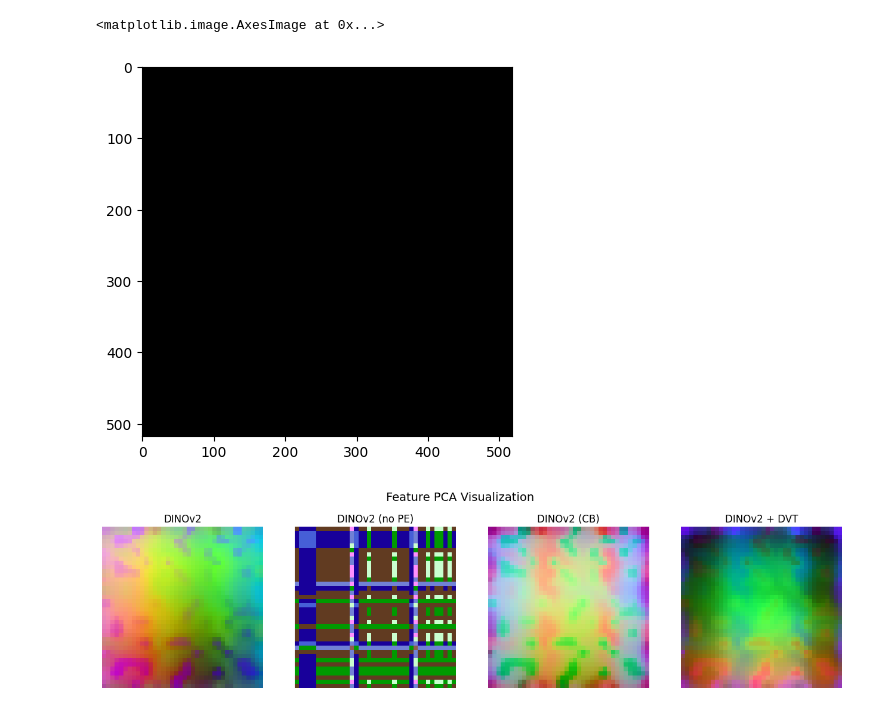
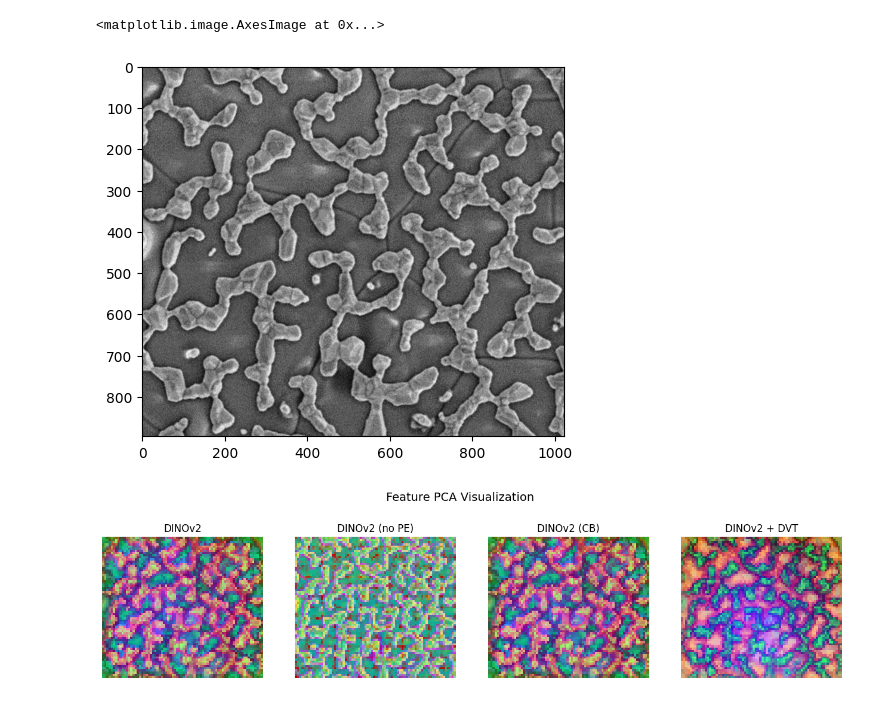
Before and after one commit to tldr-group/dino-saw, a Jupyter notebook: testing_dinov2/linear_probe.ipynb, the cells around one changed output. Cells and saved outputs as stored; diff of their text form; code cells hidden in the pictures.

```diff
--- a/testing_dinov2/linear_probe.ipynb
+++ b/testing_dinov2/linear_probe.ipynb
@@ -21,17 +21,17 @@ dv2_model_no_pe = PretrainedViTWrapper(MODEL_MAP["LOFTUP_FULL"], add_flash_attn=
 dv2_model_no_pe.model.pos_embed = torch.nn.Parameter(torch.ones_like(dv2_model_no_pe.model.pos_embed))
 denoiser = get_denoiser('../trained_models/dvt.pth', device, True, False)
 # %%
-img = Image.open('../images/black_square_518.png').convert('RGB')
+# img = Image.open('../images/black_square_518.png').convert('RGB')
 # img = Image.open('../data/natural/bulldog_518.png').convert('RGB')
 # img = img.rotate(90, expand=True)
 # img = Image.open('../data/sofc/default_image_518.png').convert('RGB')
 # img = Image.open('../images/black_square_518.png').convert('RGB')
-# img = Image.open('../images/default_image.jpg').convert('RGB')
+img = Image.open('../images/default_image.jpg').convert('RGB')
 
 img_tensor, _ = transform_image(img, device, False)
 
 plt.imshow(img)
 # %% [output]
 <matplotlib.image.AxesImage at 0x...>
-[figure, old version]
+[figure, new version]
 # %%
@@ -97,11 +101,11 @@ fig, axs = plt.subplots(1, N_COLS, figsize=(WIDTH * N_COLS, WIDTH))
 titles = ['DINOv2', 'DINOv2 (no PE)', 'DINOv2 (CB)', 'DINOv2 + DVT']
 fig.suptitle('Feature PCA Visualization', fontsize=14)
 for arr, ax, title in zip((feats_orig_np, feats_no_pe_np, feats_channel_blanked_np, feats_denoised_np), axs, titles):
-    ax.imshow(do_2D_pca(arr, post_norm='minmax'))
+    ax.imshow(do_2D_pca(arr, pre_norm='minmax', post_norm='minmax', n_components=min(arr.shape[0], 3)))
     ax.axis('off')
     ax.set_title(title)
 # %% [output]
-[figure, old version]
+[figure, new version]
 # %%
 c, h, w = feats_denoised_np.shape
 sample_mask = gen_sample_mask((h, w), step=6, cutoff_frac=0.8)
```
Also changed, not shown: parts of 4 cells of this notebook, 5 other files.
